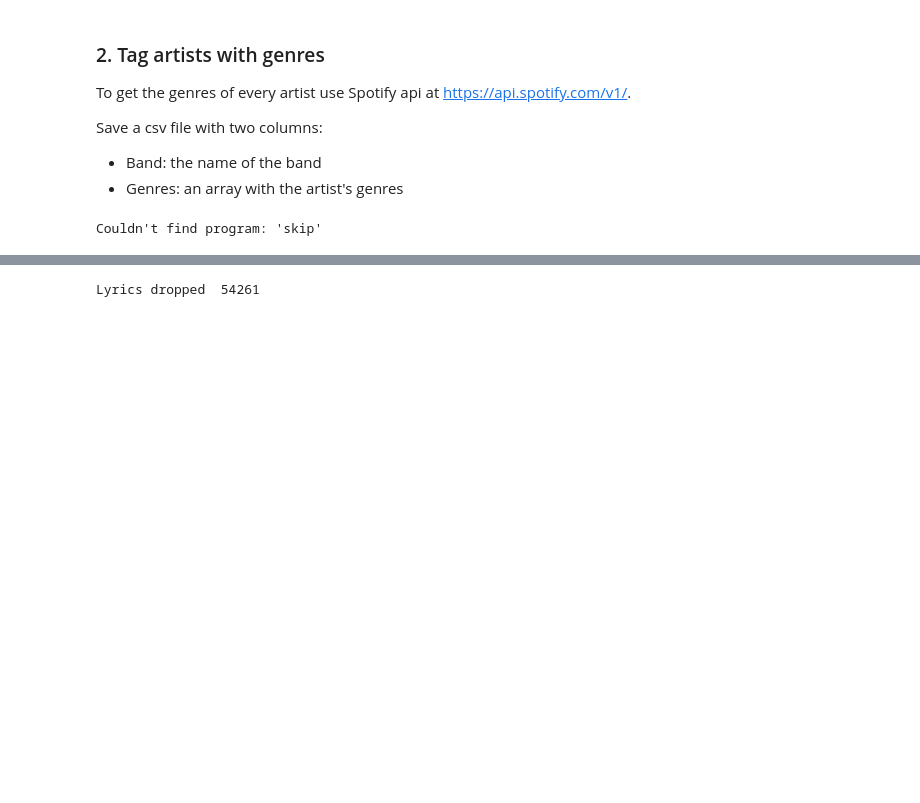
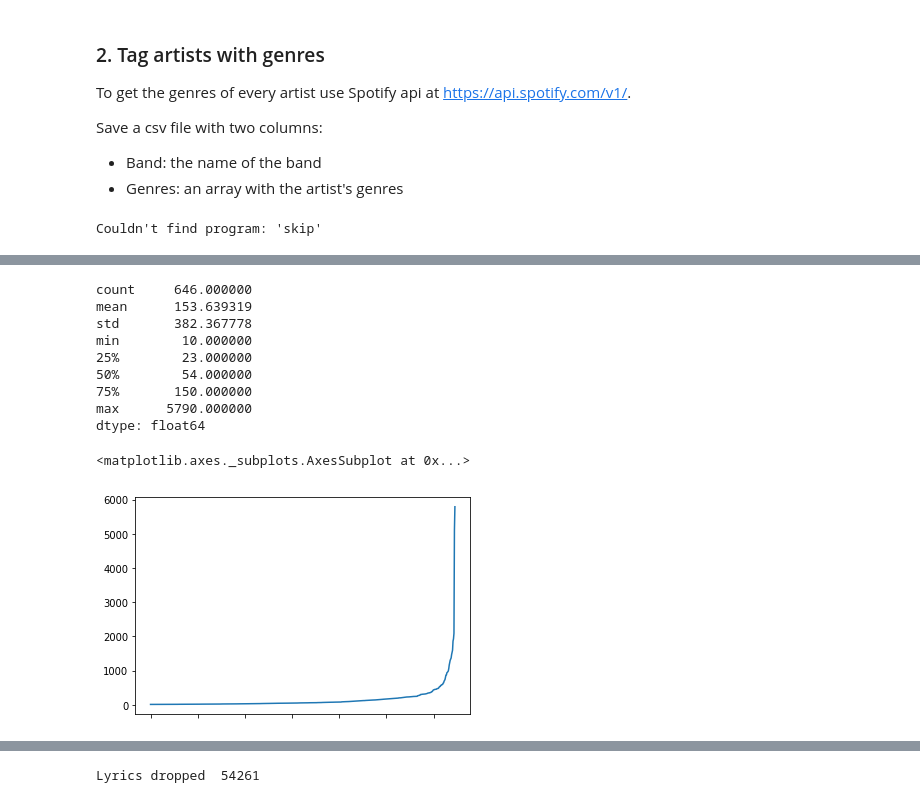
Before and after one commit to Hohenheimsenberg/LyricAnalyzer, a Jupyter notebook: 1.Dataset_Preparation.ipynb, the cells around one changed output, grey strips where cells are left out. Saved outputs shown, nothing was run; the diff lists cells and outputs as text; code cells hidden in the pictures; blank space fills up the shorter version.

```diff
--- a/1.Dataset_Preparation.ipynb
+++ b/1.Dataset_Preparation.ipynb
@@ -85,0 +190,15 @@ Couldn't find program: 'skip'
+# %%
+print(genres.describe())
+genres.sort_values().plot()
+# %% [output]
+count     646.000000
+mean      153.639319
+std       382.367778
+min        10.000000
+25%        23.000000
+50%        54.000000
+75%       150.000000
+max      5790.000000
+dtype: float64
+<matplotlib.axes._subplots.AxesSubplot at 0x...>
+[figure, added]
```
Also changed, not shown: parts of 11 cells of this notebook, 2 other files.
